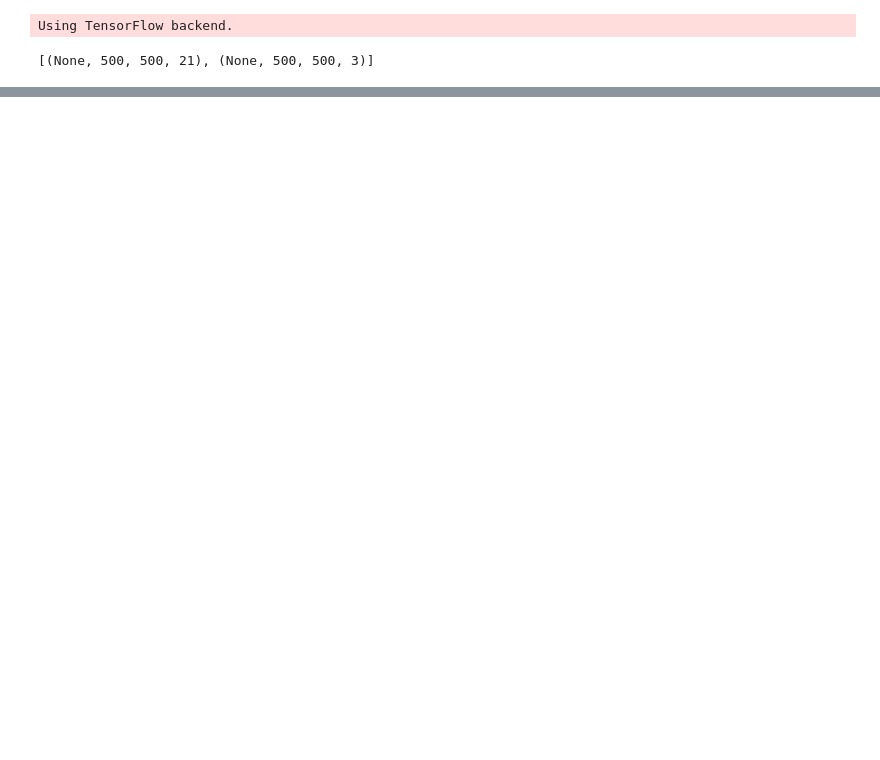
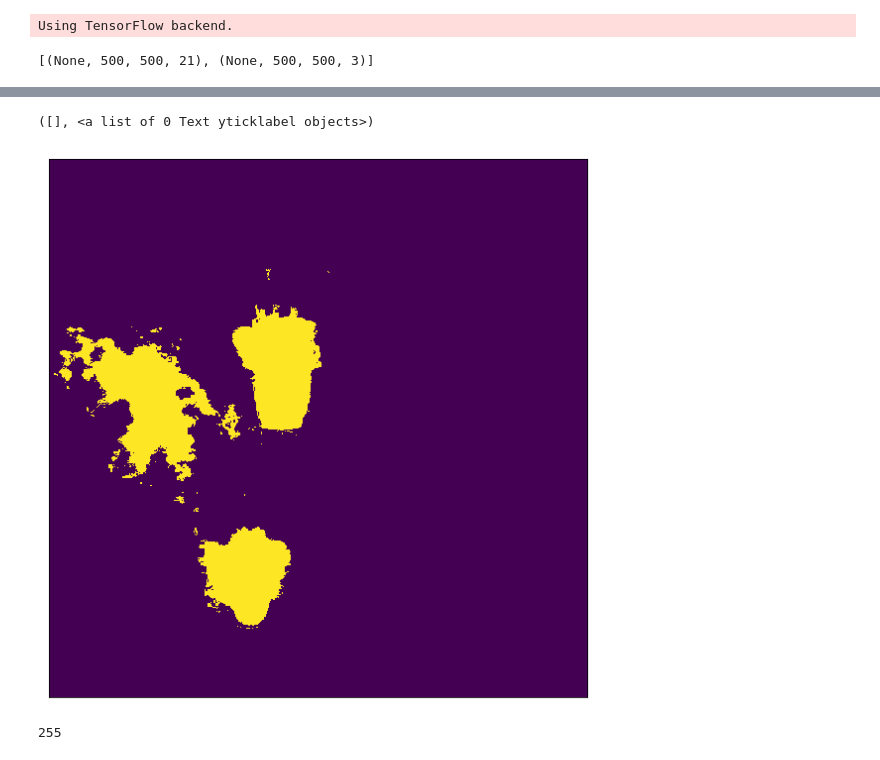
Before and after one commit to Prathyusha-Akundi/Pixelwise_Instance_Segmentation, a Jupyter notebook: instance_seg_final.ipynb, the cells around one changed output, grey strips where cells are left out. Cells and saved outputs as stored; diff of their text form; code cells hidden in the pictures; blank space fills up the shorter version.

```diff
--- a/instance_seg_final.ipynb
+++ b/instance_seg_final.ipynb
@@ -393,0 +430,8 @@ pixelwise_instance_segmentation(input_file, obj_detect,semantic_model)
+# %%
+plt.figure(figsize=(10,10))
+plt.imshow(Q.argmax(axis=2))
+plt.xticks([])
+plt.yticks([])
+# %% [output]
+([], <a list of 0 Text yticklabel objects>)
+[figure, added]
@@ -393,0 +453,4 @@ pixelwise_instance_segmentation(input_file, obj_detect,semantic_model)
+# %%
+np.max(image)
+# %% [output]
+255
```
Also changed, not shown: parts of 8 cells of this notebook, 1 other file.
